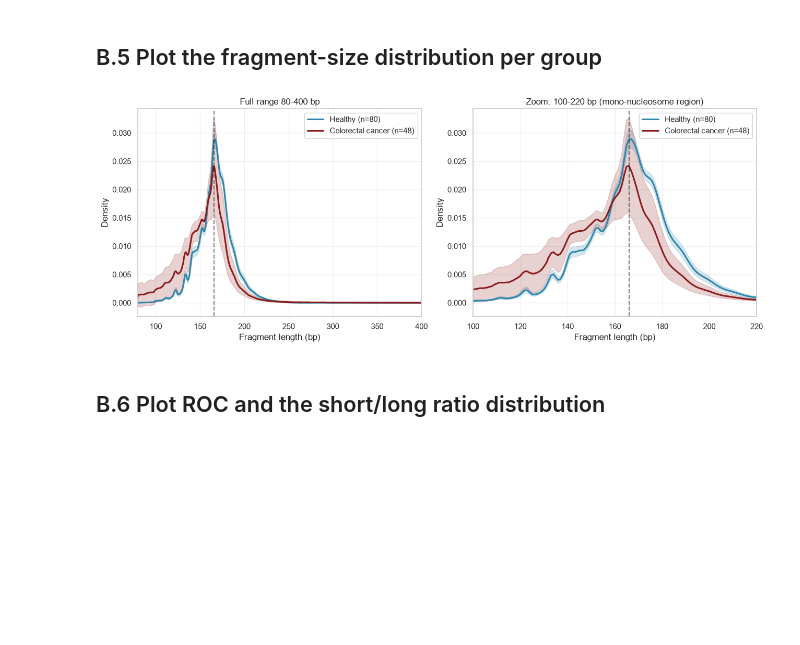
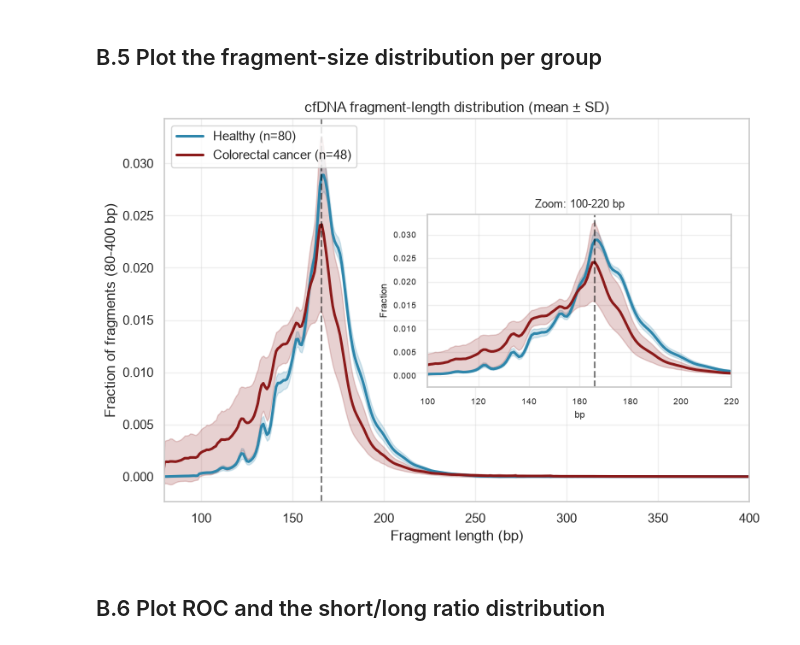
Before and after one commit to Rion1210/crc-liquid-biopsy, a Jupyter notebook: notebooks/CRC_RealData.ipynb, the cells around one changed output. Cells and saved outputs as stored; diff of their text form; code cells hidden in the pictures; blank space fills up the shorter version.

Commit message:
Revision figures: italic species names, computed CIs, Fig 2B inset, Fig 2C coloured by study, neutral Fig 2D; export 300-dpi PNGs

```diff
--- a/notebooks/CRC_RealData.ipynb
+++ b/notebooks/CRC_RealData.ipynb
@@ -49,6 +49,7 @@ rng = np.random.default_rng(42)
 # Works whether Jupyter was started in the repo root or in notebooks/
 ROOT = Path.cwd() if (Path.cwd() / "data").exists() else Path.cwd().parent
 DATA_DIR = ROOT / "data"
+FIG_DIR = ROOT / "figures"; FIG_DIR.mkdir(exist_ok=True)
 print("Setup OK.")
 # %% [output]
 Setup OK.
@@ -263,9 +264,7 @@ for idx, (study_name, color) in enumerate(zip(sorted(np.unique(groups)), colors)
 
 # 4. Calculate and overlay the thick aggregate performance line with your bootstrap CIs
 fpr_overall, tpr_overall, _ = roc_curve(y, y_proba)
-auc_overall = 0.819
-ci_lower = 0.788
-ci_upper = 0.848
+# auc_overall, ci_lower and ci_upper come from cell A.3 above
 
 ax.plot(
     fpr_overall,
@@ -288,7 +287,7 @@ ax.legend(loc="lower right", frameon=True, facecolor="white", edgecolor="#BDC3C7
 plt.tight_layout()
 
 # Save a lossless, high-resolution copy for manuscript submission
-plt.savefig("metagenomics_multi_cohort_roc.png", bbox_inches="tight", dpi=300)
+plt.savefig(FIG_DIR / "Fig1A_microbiome_roc.png", bbox_inches="tight", dpi=300)
 plt.show()
 # %% [output]
 findfont: Failed to find font weight semibold for Arial, now using 700.
@@ -601,34 +619,47 @@ Single-feature AUCs (no model, just the raw value):
 # %%
 grid = np.arange(50, 401)
 dens = {"Healthy": [], "Colorectal cancer": []}
 for _, m in manifest.iterrows():
     sizes, counts = parse_picard(FDB_DIR / f"{m.EE_id}.insert_size_metrics.txt")
     arr = np.zeros_like(grid, dtype=float)
     for s, c in zip(sizes, counts):
         if 50 <= s <= 400: arr[s-50] = c
     valid = grid >= 80
     if arr[valid].sum() == 0: continue
     arr = arr / arr[valid].sum(); arr[~valid] = 0
     if m.disease in dens: dens[m.disease].append(arr)
 
-fig, axes = plt.subplots(1, 2, figsize=(13, 5))
-colors = {"Healthy":"#2E86AB", "Colorectal cancer":"#8B1A1A"}
-for ax, xlim, title in [
-    (axes[0], (80, 400), "Full range 80-400 bp"),
-    (axes[1], (100, 220), "Zoom: 100-220 bp (mono-nucleosome region)"),
-]:
+colors = {"Healthy": "#2E86AB", "Colorectal cancer": "#8B1A1A"}
+
+def draw(ax):
     for g, traces in dens.items():
         M = np.vstack(traces)
         m, sd = M.mean(0), M.std(0)
         ax.plot(grid, m, lw=2.2, color=colors[g], label=f"{g} (n={len(traces)})")
-        ax.fill_between(grid, m-sd, m+sd, color=colors[g], alpha=0.2)
+        ax.fill_between(grid, m - sd, m + sd, color=colors[g], alpha=0.2)
     ax.axvline(166, color="black", ls="--", alpha=0.5)
-    ax.set_xlim(xlim); ax.set_xlabel("Fragment length (bp)")
-    ax.set_ylabel("Density"); ax.set_title(title); ax.legend(loc="upper right")
-    ax.grid(alpha=0.3)
-plt.tight_layout(); plt.show()
+
+fig, ax = plt.subplots(figsize=(8, 5.5))
+draw(ax)
+ax.set_xlim(80, 400)
+ax.set_xlabel("Fragment length (bp)")
+ax.set_ylabel("Fraction of fragments (80-400 bp)")
+ax.set_title("cfDNA fragment-length distribution (mean ± SD)")
+ax.grid(alpha=0.3)
+
+ins = ax.inset_axes([0.45, 0.30, 0.52, 0.45])
+draw(ins)
+ins.set_xlim(100, 220)
+ins.set_title("Zoom: 100-220 bp", fontsize=9)
+ins.set_xlabel("bp", fontsize=8); ins.set_ylabel("Fraction", fontsize=8)
+ins.tick_params(labelsize=7); ins.grid(alpha=0.3)
+ax.legend(loc="upper left")
+
+plt.tight_layout()
+plt.savefig(FIG_DIR / "Fig2B_fragment_lengths.png", bbox_inches="tight", dpi=300)
+plt.show()
 # %% [output]
-[figure, old version]
+[figure, new version]
 # %% [markdown]
 ## B.6 Plot ROC and the short/long ratio distribution
 # %%
```
Also changed, not shown: parts of 4 cells of this notebook, 7 other files.
